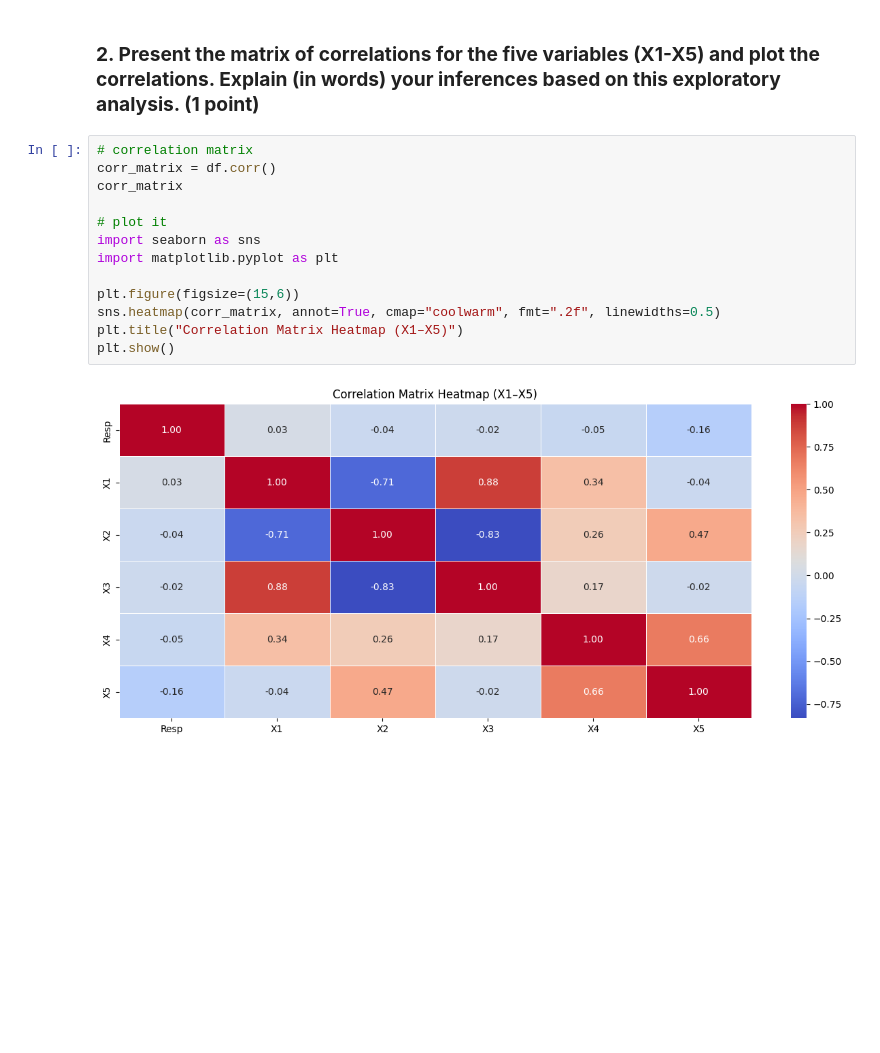
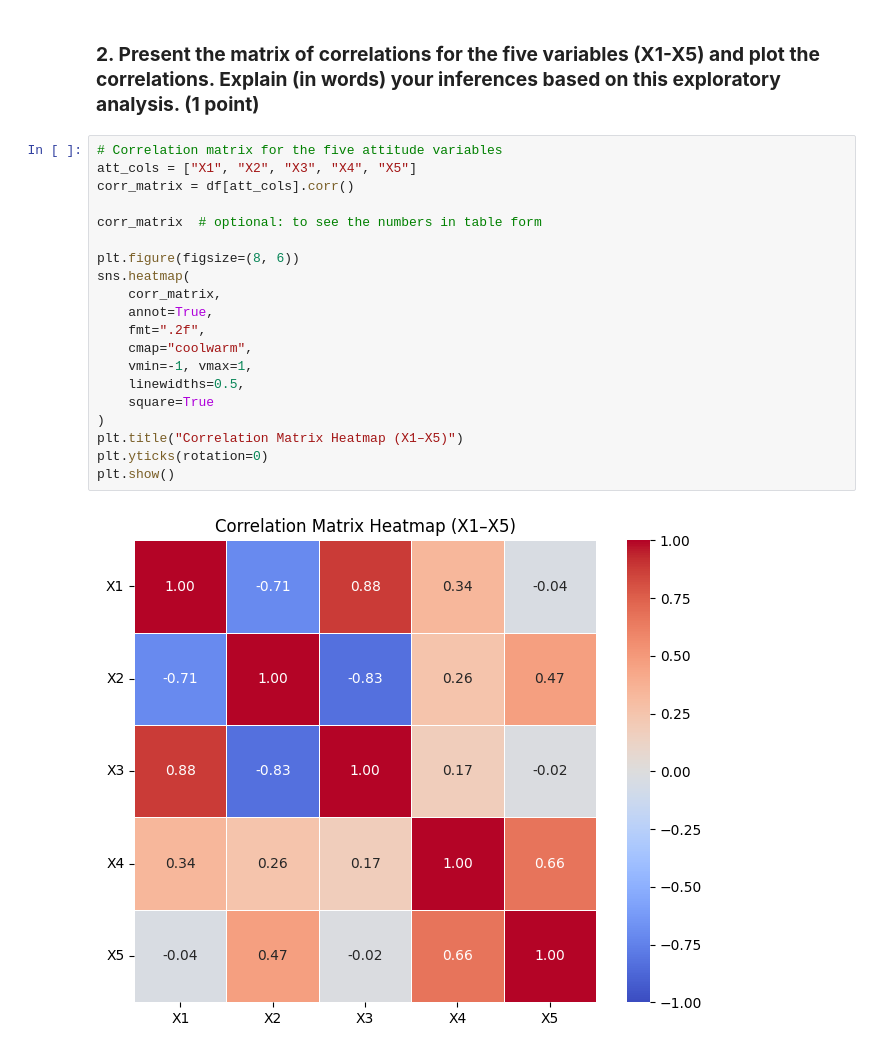
Before and after one commit to CharlotteLeBihan18/Assignment_5, a Jupyter notebook: Assignement.ipynb, the cells around one changed output. Drawn from its saved outputs; the diff is of its cells as text; blank space fills up the shorter version.

```diff
--- a/Assignement.ipynb
+++ b/Assignement.ipynb
@@ -46,20 +55,27 @@ df_scaled.describe()
 # %% [markdown]
 ### **2. Present the matrix of correlations for the five variables (X1-X5) and plot the correlations. Explain (in words) your inferences based on this exploratory analysis. (1 point)**
 # %%
-# correlation matrix
-corr_matrix = df.corr()
-corr_matrix
+# Correlation matrix for the five attitude variables
+att_cols = ["X1", "X2", "X3", "X4", "X5"]
+corr_matrix = df[att_cols].corr()
 
-# plot it
-import seaborn as sns
-import matplotlib.pyplot as plt
+corr_matrix  # optional: to see the numbers in table form
 
-plt.figure(figsize=(15,6))
-sns.heatmap(corr_matrix, annot=True, cmap="coolwarm", fmt=".2f", linewidths=0.5)
+plt.figure(figsize=(8, 6))
+sns.heatmap(
+    corr_matrix,
+    annot=True,
+    fmt=".2f",
+    cmap="coolwarm",
+    vmin=-1, vmax=1,
+    linewidths=0.5,
+    square=True
+)
 plt.title("Correlation Matrix Heatmap (X1–X5)")
+plt.yticks(rotation=0)
 plt.show()
 # %% [output]
-[figure, old version]
+[figure, new version]
 # %% [markdown]
 **Interpretation of the correlation matrix**
 
```
Also changed, not shown: parts of 13 cells of this notebook.
